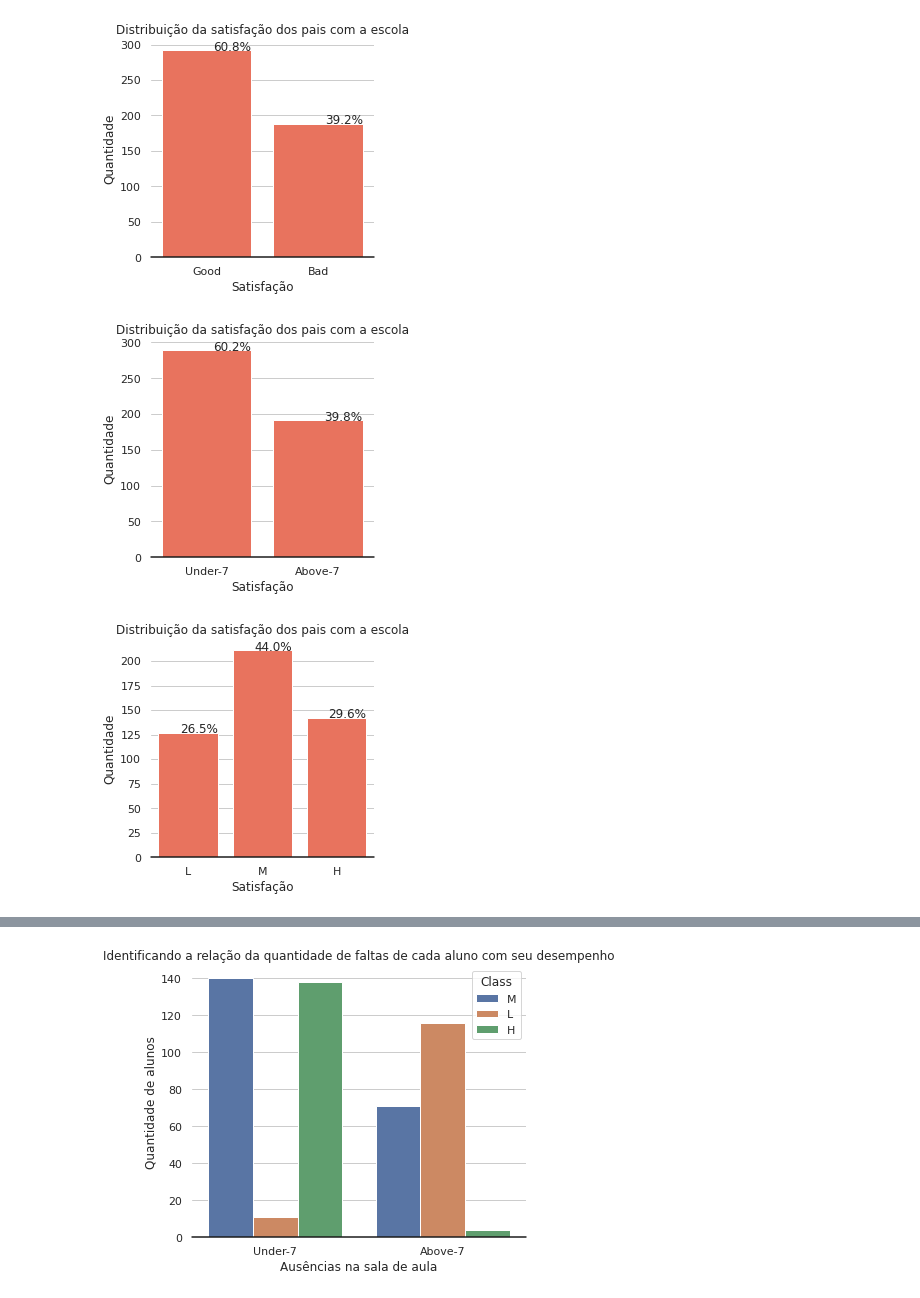
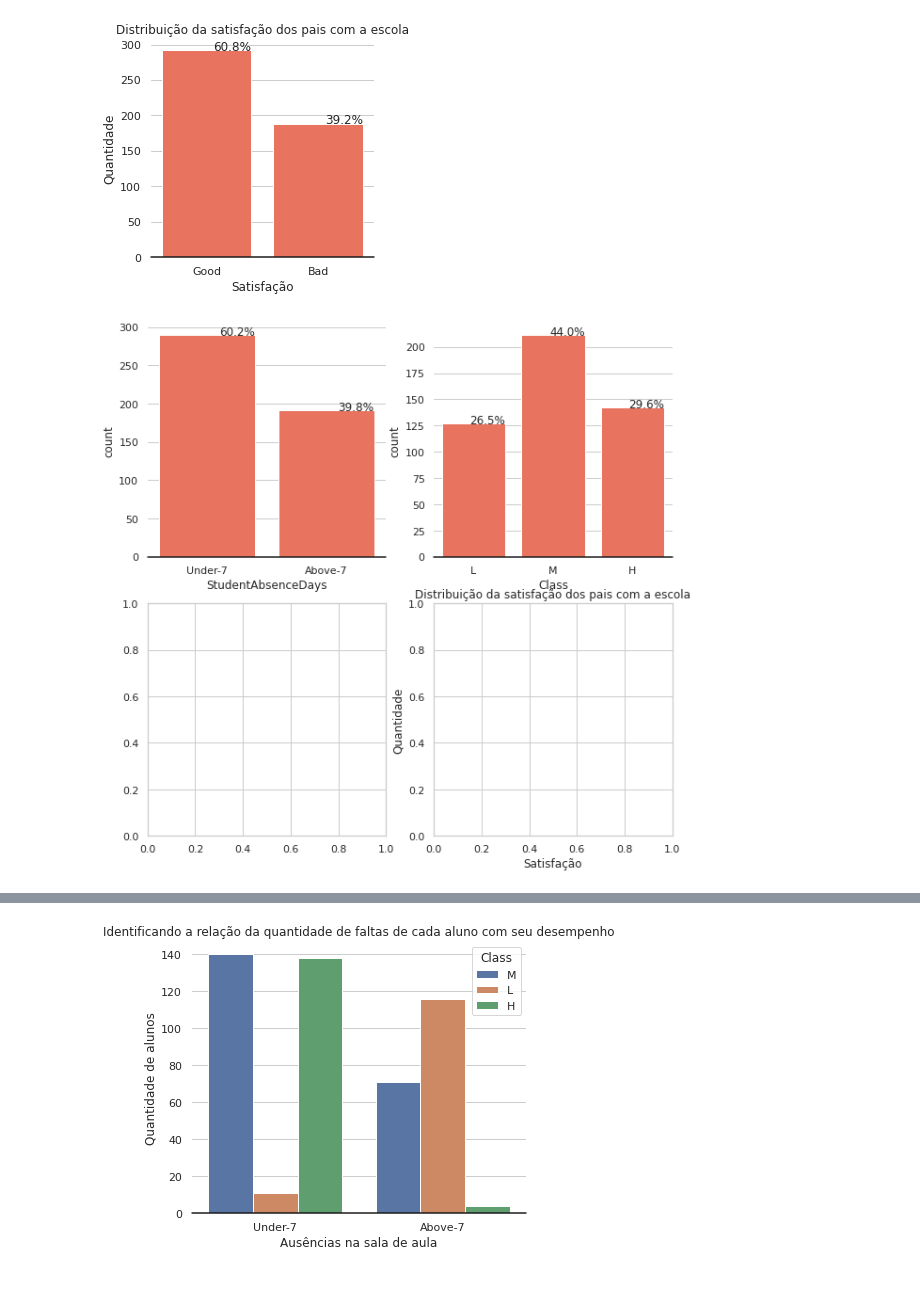
Before and after one commit to atlantico-academy/student-academic-performance, a Jupyter notebook: notebooks/01-exploratory_data_analysis.ipynb, the cells around one changed output, grey strips where cells are left out. Saved outputs shown, nothing was run; the diff lists cells and outputs as text; code cells hidden in the pictures.

Commit message:
style: melhora as visualizações e textos (WIP #4)

```diff
--- a/notebooks/01-exploratory_data_analysis.ipynb
+++ b/notebooks/01-exploratory_data_analysis.ipynb
@@ -319,38 +359,35 @@ plt.show()
 # %% [output]
 [figure]
 # %%
+fig, axes  = plt.subplots(2,2,figsize=(10,10))
+
 sns.set(style="whitegrid")
-plt.figure(figsize=(4,4))
 total = float(len(df))
-ax4 = sns.countplot(x="StudentAbsenceDays", data=df, color='tomato')
+ax4 = sns.countplot(x="StudentAbsenceDays", data=df, color='tomato',ax=axes[0,0])
+plt.xlabel('Satisfação')
+plt.ylabel('Quantidade')
+plt.title('Distribuição da satisfação dos pais com a escola', fontsize=12)
+ax4.set(frame_on=False)
+ax4.axhline(0, color="k", clip_on=False)
+for p in ax4.patches:
+    percentage = '{:.1f}%'.format(100 * p.get_height()/total)
+    x = p.get_x() + p.get_width()
+    y = p.get_height()
+    ax4.annotate(percentage, (x, y),ha='right')
+
+sns.set(style="whitegrid")
+total = float(len(df))
+ax4 = sns.countplot(x="Class", data=df, color='tomato', order=['L','M','H'],ax=axes[0,1])
 plt.xlabel('Satisfação')
 plt.ylabel('Quantidade')
 plt.title('Distribuição da satisfação dos pais com a escola', fontsize=12)
 ax4.set(frame_on=False)
 ax4.axhline(0, color="k", clip_on=False)
 for p in ax4.patches:
     percentage = '{:.1f}%'.format(100 * p.get_height()/total)
     x = p.get_x() + p.get_width()
     y = p.get_height()
     ax4.annotate(percentage, (x, y),ha='right')
 plt.show()
 # %% [output]
-[figure, old version]
+[figure, new version]
-# %%
-sns.set(style="whitegrid")
-plt.figure(figsize=(4,4))
-total = float(len(df))
-ax4 = sns.countplot(x="Class", data=df, color='tomato', order=['L','M','H'])
-plt.xlabel('Satisfação')
-plt.ylabel('Quantidade')
-plt.title('Distribuição da satisfação dos pais com a escola', fontsize=12)
-ax4.set(frame_on=False)
-ax4.axhline(0, color="k", clip_on=False)
-for p in ax4.patches:
-    percentage = '{:.1f}%'.format(100 * p.get_height()/total)
-    x = p.get_x() + p.get_width()
-    y = p.get_height()
-    ax4.annotate(percentage, (x, y),ha='right')
-plt.show()
-# %% [output]
-[figure, removed]
```
Also changed, not shown: parts of 9 cells of this notebook, 2 other files.
